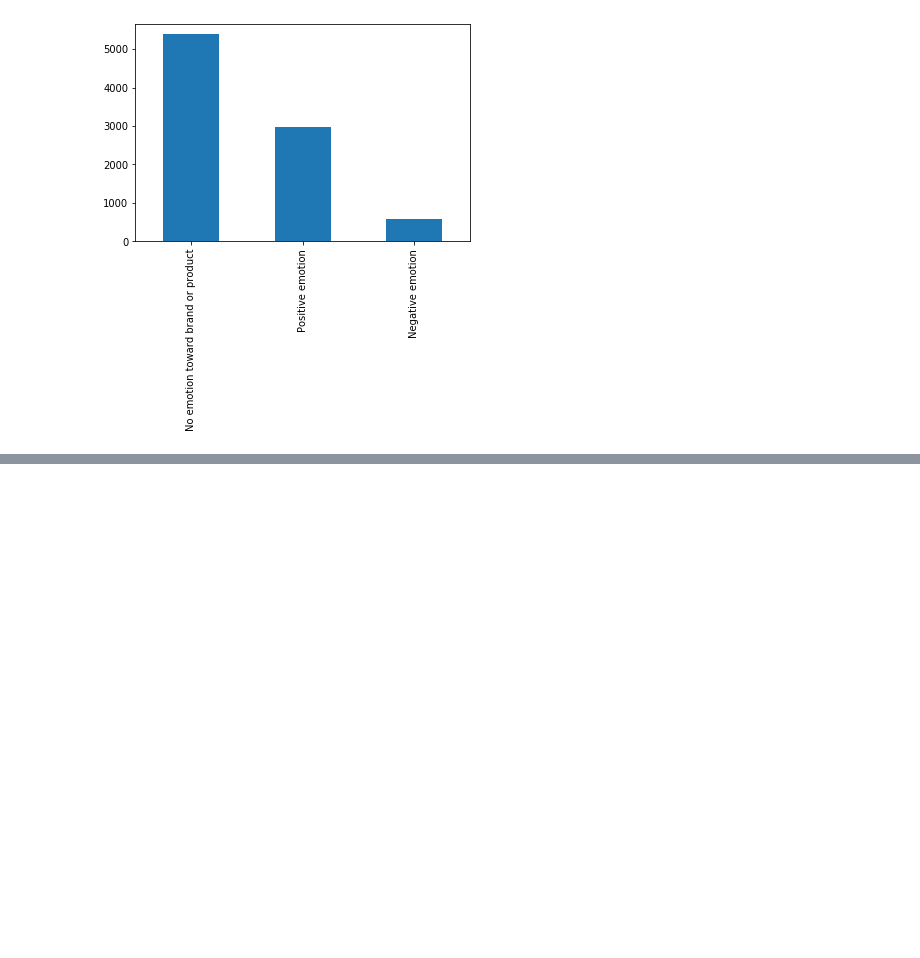
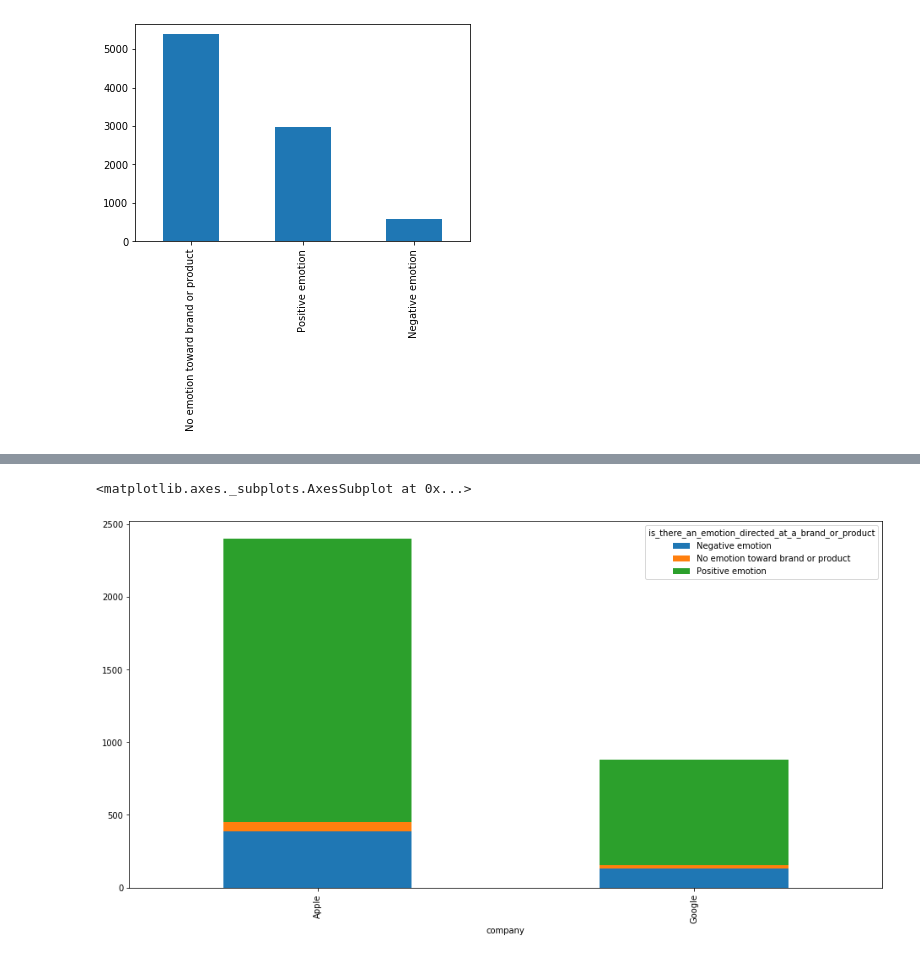
Before and after one commit to esadsetts/Mod_4_project, a Jupyter notebook: EDA.ipynb, the cells around one changed output, grey strips where cells are left out. Saved outputs shown, nothing was run; the diff lists cells and outputs as text; code cells hidden in the pictures; blank space fills up the shorter version.

```diff
--- a/EDA.ipynb
+++ b/EDA.ipynb
@@ -104,0 +143,5 @@ SyntaxError: invalid character in identifier (<ipython-input-103-ad1ee9e56da1>,
+# %%
+df.groupby(['company', 'is_there_an_emotion_directed_at_a_brand_or_product']).tweet_text.count().unstack().plot(kind = 'bar', stacked = True, figsize = (16,8))
+# %% [output]
+<matplotlib.axes._subplots.AxesSubplot at 0x...>
+[figure, added]
```
Also changed, not shown: parts of 8 cells of this notebook.
